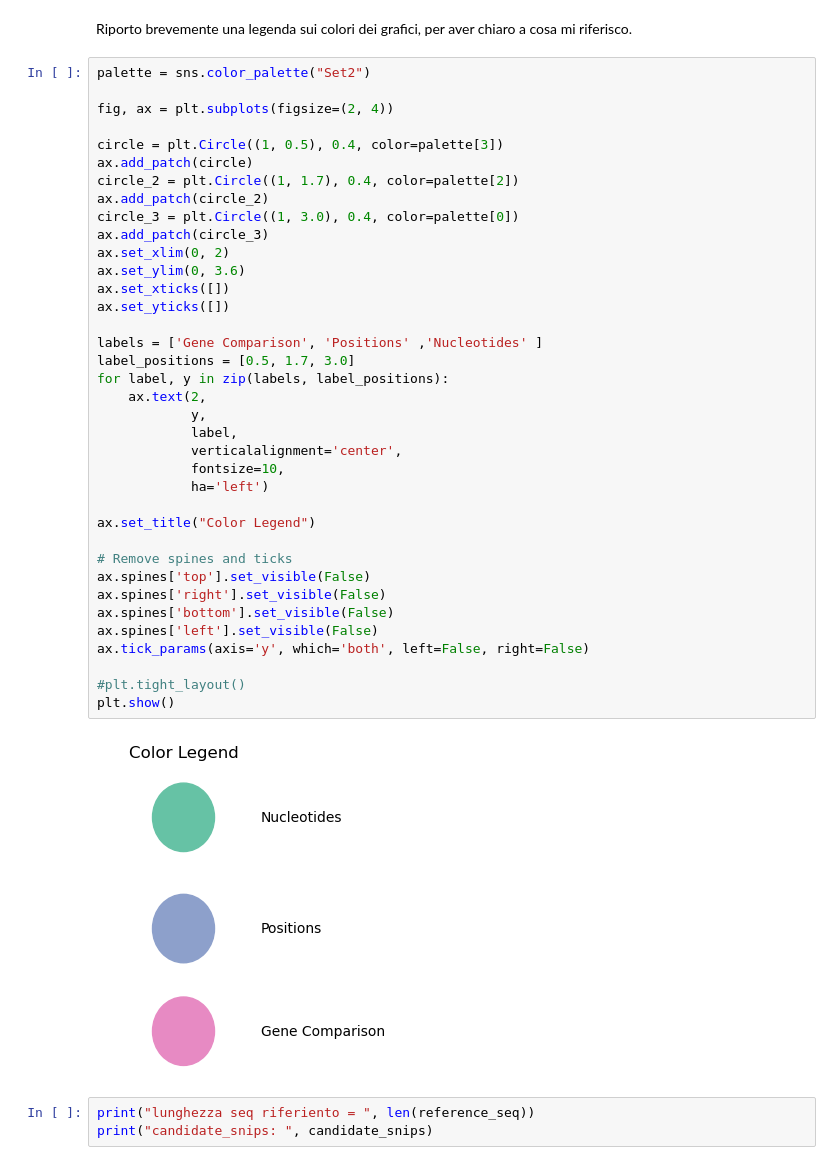
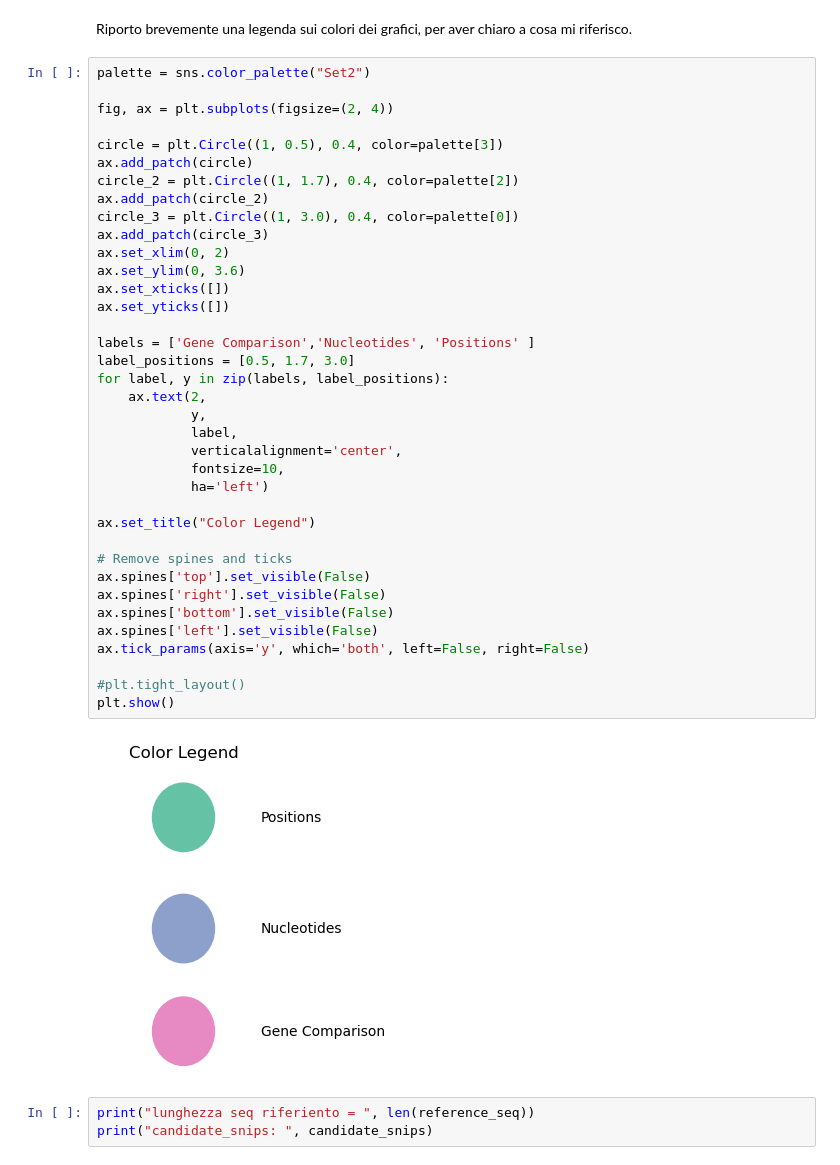
Before and after one commit to arcticronin/SNPanalyzer, a Jupyter notebook: Progetto.ipynb, the cells around one changed output. Saved outputs shown, nothing was run; the diff lists cells and outputs as text.

```diff
--- a/Progetto.ipynb
+++ b/Progetto.ipynb
@@ -276,35 +281,35 @@ ax.add_patch(circle)
 circle_2 = plt.Circle((1, 1.7), 0.4, color=palette[2])
 ax.add_patch(circle_2)
 circle_3 = plt.Circle((1, 3.0), 0.4, color=palette[0])
 ax.add_patch(circle_3)
 ax.set_xlim(0, 2)
 ax.set_ylim(0, 3.6)
 ax.set_xticks([])
 ax.set_yticks([])
 
-labels = ['Gene Comparison', 'Positions' ,'Nucleotides' ]
+labels = ['Gene Comparison','Nucleotides', 'Positions' ]
 label_positions = [0.5, 1.7, 3.0]
 for label, y in zip(labels, label_positions):
     ax.text(2,
             y,
             label,
             verticalalignment='center',
             fontsize=10,
             ha='left')
 
 ax.set_title("Color Legend")
 
 # Remove spines and ticks
 ax.spines['top'].set_visible(False)
 ax.spines['right'].set_visible(False)
 ax.spines['bottom'].set_visible(False)
 ax.spines['left'].set_visible(False)
 ax.tick_params(axis='y', which='both', left=False, right=False)
 
 #plt.tight_layout()
 plt.show()
 # %% [output]
-[figure, old version]
+[figure, new version]
 # %%
 print("lunghezza seq riferiento = ", len(reference_seq))
 print("candidate_snips: ", candidate_snips)
```
Also changed, not shown: parts of 15 cells of this notebook.
